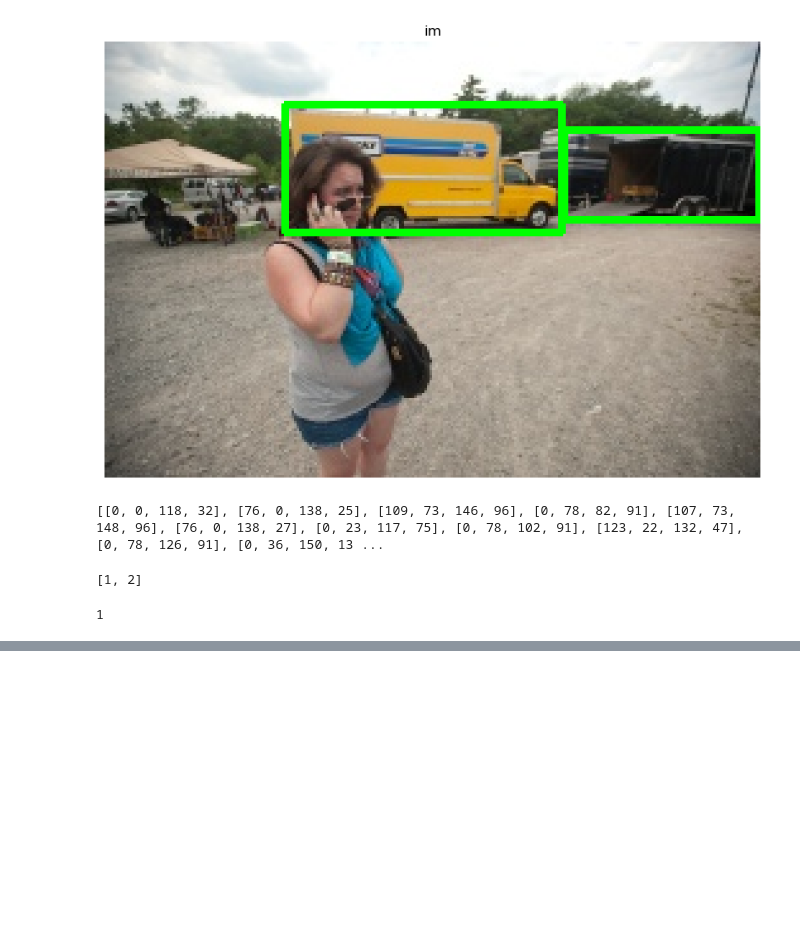
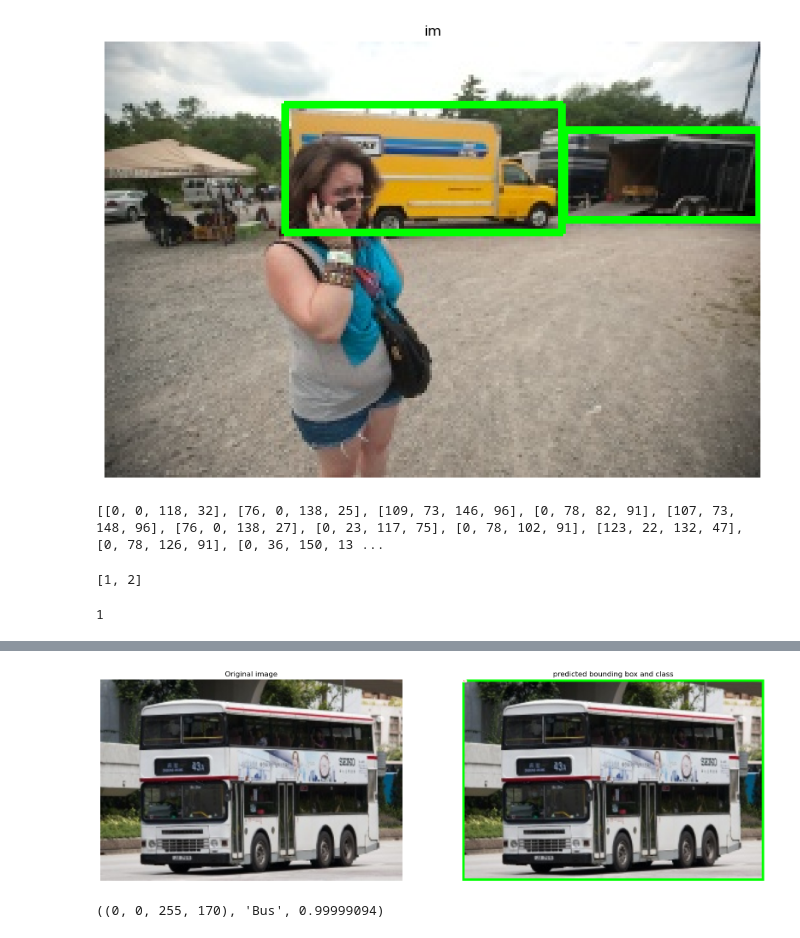
Before and after one commit to ggzone/Modern-Computer-Vision-with-PyTorch, a Jupyter notebook: Chapter07/Training_RCNN.ipynb, the cells around one changed output, grey strips where cells are left out. Drawn from its saved outputs; the diff is of its cells as text; code cells hidden in the pictures; blank space fills up the shorter version.

```diff
--- a/Chapter07/Training_RCNN.ipynb
+++ b/Chapter07/Training_RCNN.ipynb
@@ -356,5 +377,8 @@ def test_predictions(filename, show_output=True):
     return (x,y,X,Y),target2label[clss[best_pred]],best_conf
 # %%
 import matplotlib.pyplot as plt;
-image, crops, bbs, labels, deltas, gtbbs, fpath = test_ds[0]
+image, crops, bbs, labels, deltas, gtbbs, fpath = test_ds[2]
 test_predictions(fpath)
+# %% [output]
+[figure, added]
+((0, 0, 255, 170), 'Bus', 0.99999094)
```
Also changed, not shown: parts of 3 cells of this notebook, 4 other files.
